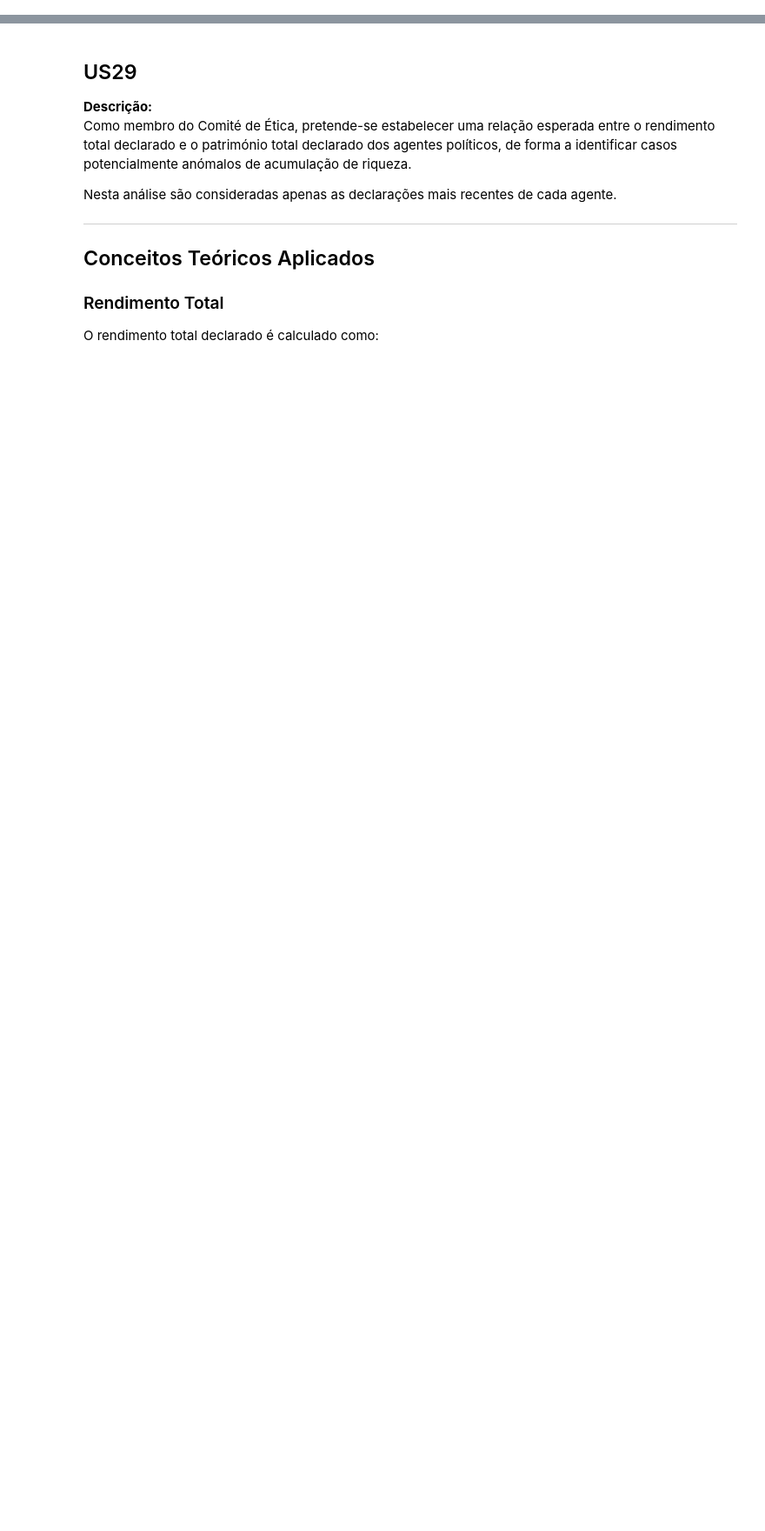
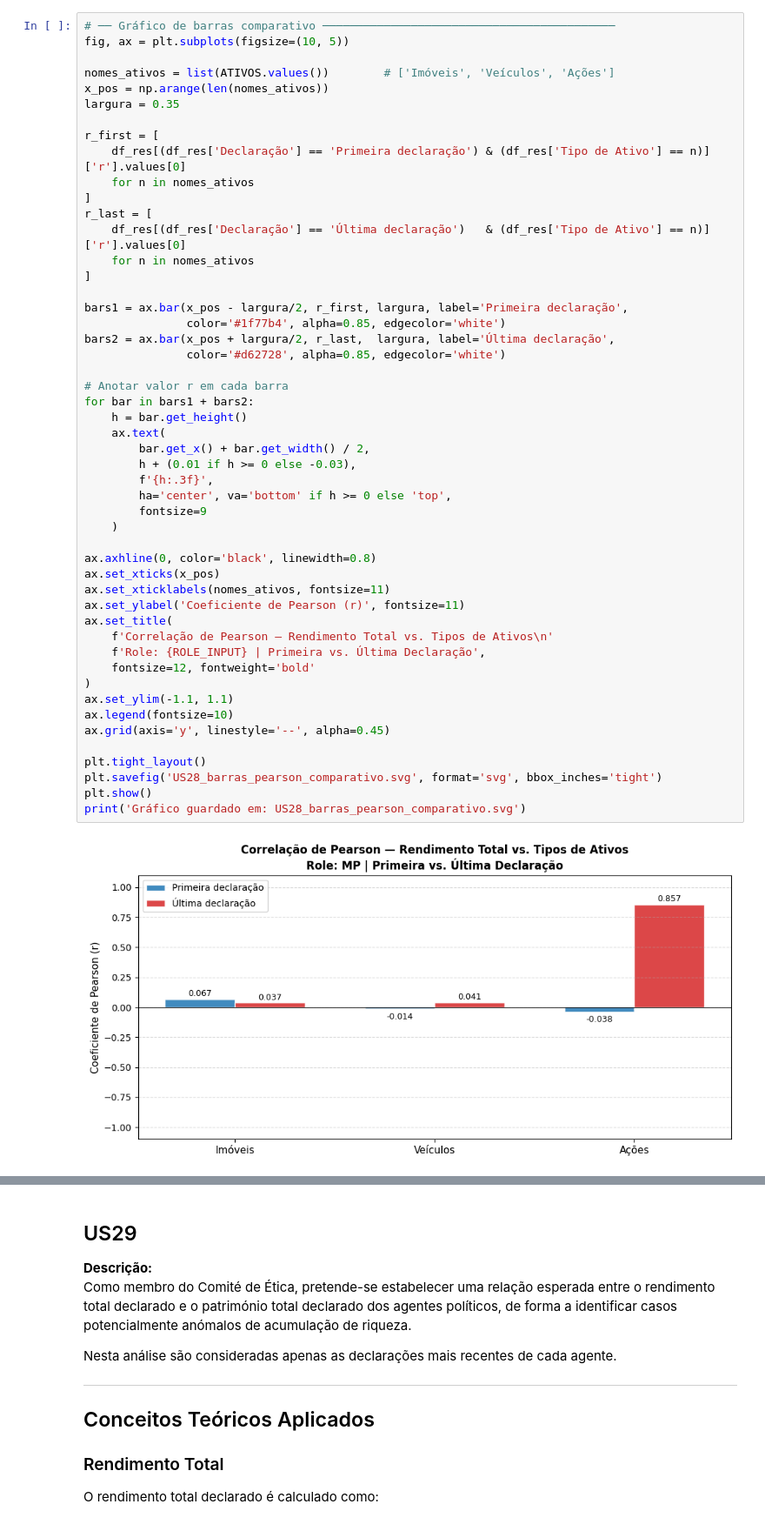
Before and after one commit to n0th1ng999/ESTAT, a Jupyter notebook: Notebooks/US28_US31.ipynb, the cells around one changed output, grey strips where cells are left out. Shown at 87% size. Cells and saved outputs as stored; diff of their text form; blank space fills up the shorter version.

```diff
--- a/Notebooks/US28_US31.ipynb
+++ b/Notebooks/US28_US31.ipynb
@@ -10,0 +259,52 @@ Regression Analysis for Transparency Assessment
+# %%
+# ── Gráfico de barras comparativo ───────────────────────────────────────────
+fig, ax = plt.subplots(figsize=(10, 5))
+
+nomes_ativos = list(ATIVOS.values())        # ['Imóveis', 'Veículos', 'Ações']
+x_pos = np.arange(len(nomes_ativos))
+largura = 0.35
+
+r_first = [
+    df_res[(df_res['Declaração'] == 'Primeira declaração') & (df_res['Tipo de Ativo'] == n)]['r'].values[0]
+    for n in nomes_ativos
+]
+r_last = [
+    df_res[(df_res['Declaração'] == 'Última declaração')   & (df_res['Tipo de Ativo'] == n)]['r'].values[0]
+    for n in nomes_ativos
+]
+
+bars1 = ax.bar(x_pos - largura/2, r_first, largura, label='Primeira declaração',
+               color='#1f77b4', alpha=0.85, edgecolor='white')
+bars2 = ax.bar(x_pos + largura/2, r_last,  largura, label='Última declaração',
+               color='#d62728', alpha=0.85, edgecolor='white')
+
+# Anotar valor r em cada barra
+for bar in bars1 + bars2:
+    h = bar.get_height()
+    ax.text(
+        bar.get_x() + bar.get_width() / 2,
+        h + (0.01 if h >= 0 else -0.03),
+        f'{h:.3f}',
+        ha='center', va='bottom' if h >= 0 else 'top',
+        fontsize=9
+    )
+
+ax.axhline(0, color='black', linewidth=0.8)
+ax.set_xticks(x_pos)
+ax.set_xticklabels(nomes_ativos, fontsize=11)
+ax.set_ylabel('Coeficiente de Pearson (r)', fontsize=11)
+ax.set_title(
+    f'Correlação de Pearson — Rendimento Total vs. Tipos de Ativos\n'
+    f'Role: {ROLE_INPUT} | Primeira vs. Última Declaração',
+    fontsize=12, fontweight='bold'
+)
+ax.set_ylim(-1.1, 1.1)
+ax.legend(fontsize=10)
+ax.grid(axis='y', linestyle='--', alpha=0.45)
+
+plt.tight_layout()
+plt.savefig('US28_barras_pearson_comparativo.svg', format='svg', bbox_inches='tight')
+plt.show()
+print('Gráfico guardado em: US28_barras_pearson_comparativo.svg')
+# %% [output]
+[figure, added]
```
Also changed, not shown: parts of 14 cells of this notebook, 2 other files.
